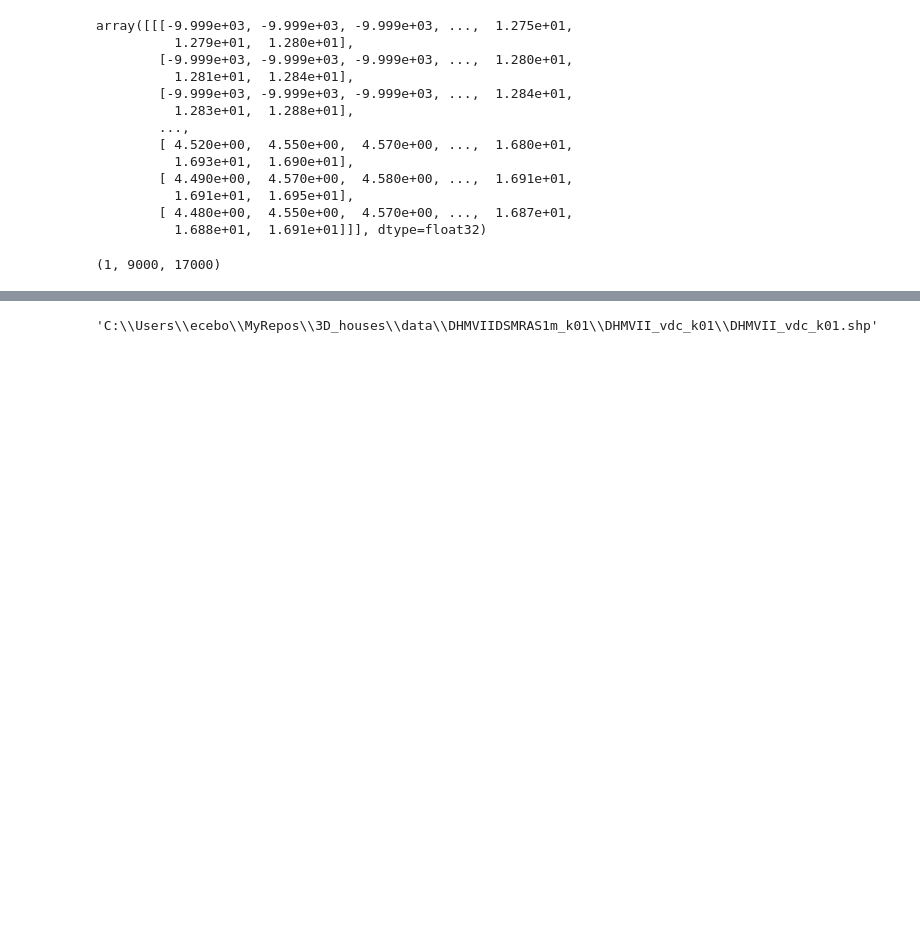
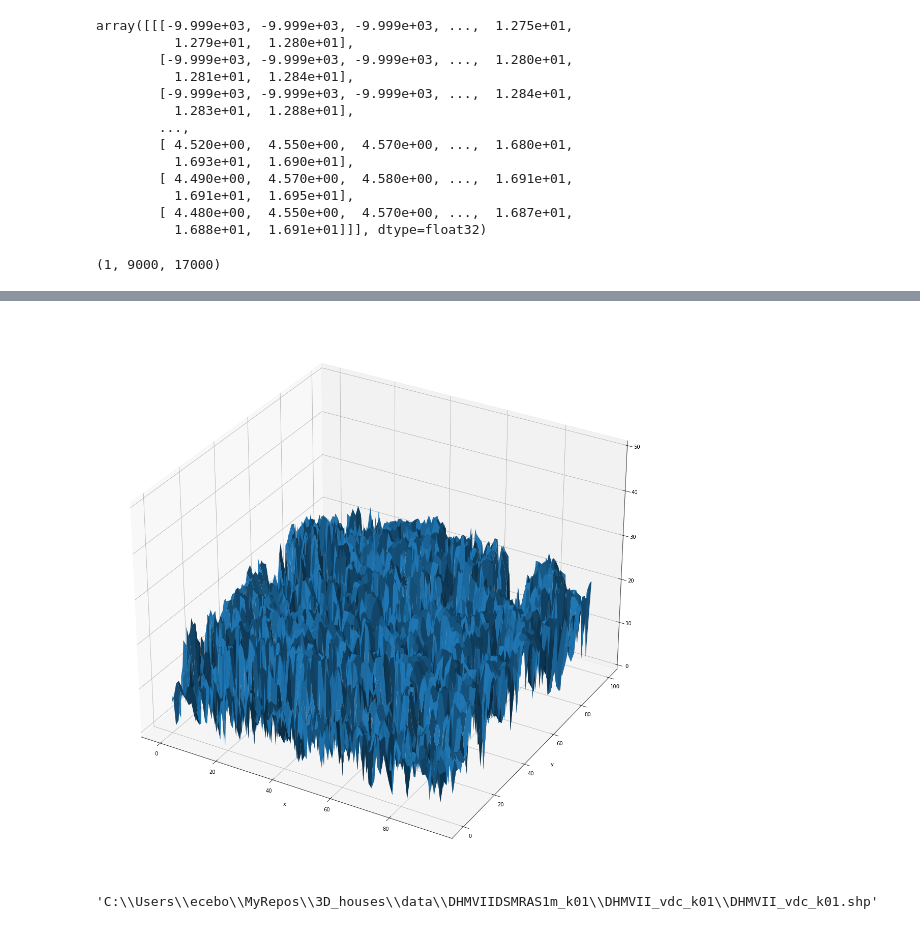
Before and after one commit to eceboran/3D_houses, a Jupyter notebook: plot_single_file.ipynb, the cells around one changed output, grey strips where cells are left out. Saved outputs shown, nothing was run; the diff lists cells and outputs as text; code cells hidden in the pictures; blank space fills up the shorter version.

```diff
--- a/plot_single_file.ipynb
+++ b/plot_single_file.ipynb
@@ -306,3 +354,29 @@ layers.shape
+# %%
+chm = layer-layer_DSM
+# %%
+# Plot a subset of the layer as a 3D image
+layer_slice = chm[7000:7200,11000:11100]
+layer_slice = chm[6000:6100, 6010:6105]
+
+
+nx = layer_slice.shape[1]
+ny = layer_slice.shape[0]
+x = range(nx)
+y = range(ny)
+
+X, Y = numpy.meshgrid(x, y)  # `plot_surface` expects `x` and `y` data to be 2D
+
+
+hf = plt.figure(figsize=(20,20))
+ha = hf.add_subplot(111, projection='3d')
+
+ha.plot_surface(X, Y, layer_slice)
+ha.set_zlim(0, 50)
+plt.xlabel('x')
+plt.ylabel('y')
+plt.show()
+# %% [output]
+[figure, added]
 # %%
 # Shape file
 folder_path = os.path.join(data_main_folder_path, selected_DSM_folder_name, DHM_folder_name)
```
Also changed, not shown: parts of 47 cells of this notebook, 1 other file.
